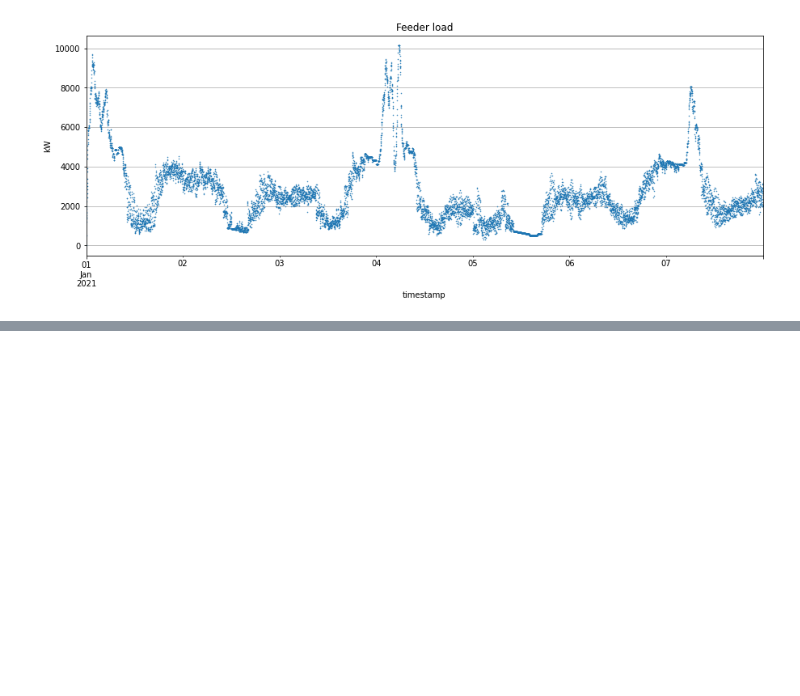
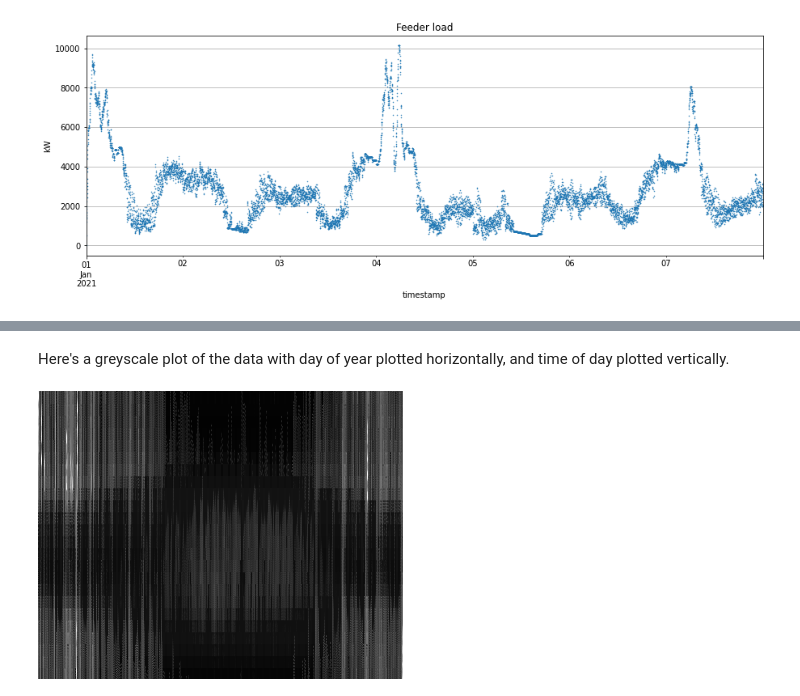
Before and after one commit to slacgismo/load_decomposition, a Jupyter notebook: data/Load_decomposition.ipynb, the cells around one changed output, grey strips where cells are left out. Drawn from its saved outputs; the diff is of its cells as text; code cells hidden in the pictures; blank space fills up the shorter version.

```diff
--- a/data/Load_decomposition.ipynb
+++ b/data/Load_decomposition.ipynb
@@ -218,0 +259,12 @@ panel['power'].plot(style='.',markersize=1,figsize=(15,5),ylabel='kW',grid=True,
+# %% [markdown]
+Here's a greyscale plot of the data with day of year plotted horizontally, and time of day plotted vertically.
+# %%
+import PIL
+nsamples=288
+day0=7
+ndays = int(len(panel.index)/nsamples-day0)
+data = numpy.array(panel['power'][nsamples*day0:nsamples*(day0+ndays)])
+data = numpy.reshape(data,(ndays,nsamples))/data.max()
+PIL.Image.fromarray(numpy.uint8(data.transpose()*255),'L')
+# %% [output]
+[figure, added]
```
Also changed, not shown: parts of 6 cells of this notebook, 3 other files.
